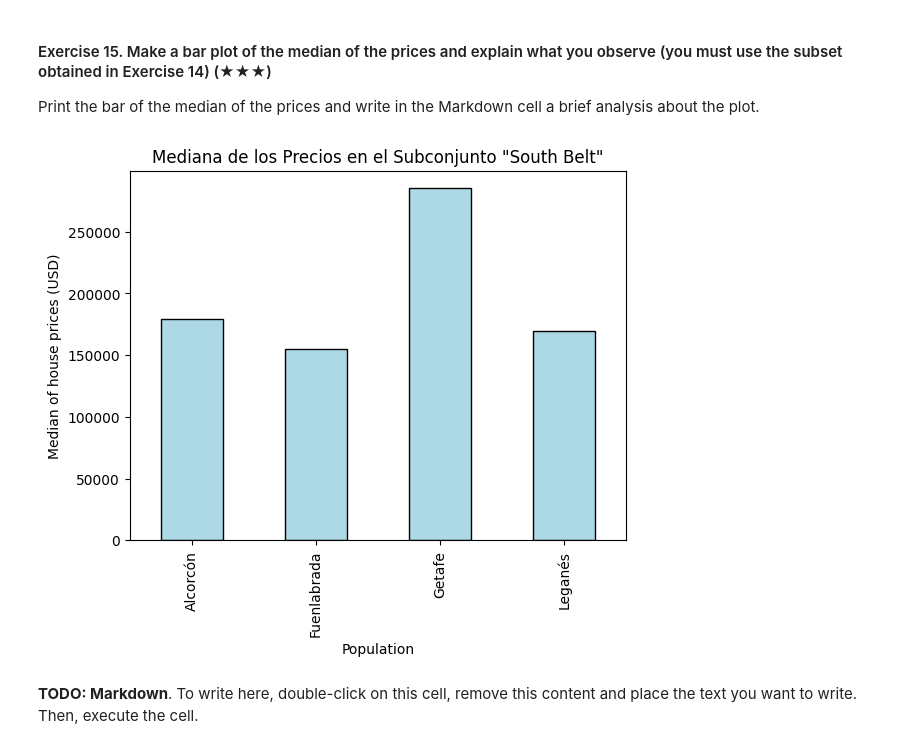
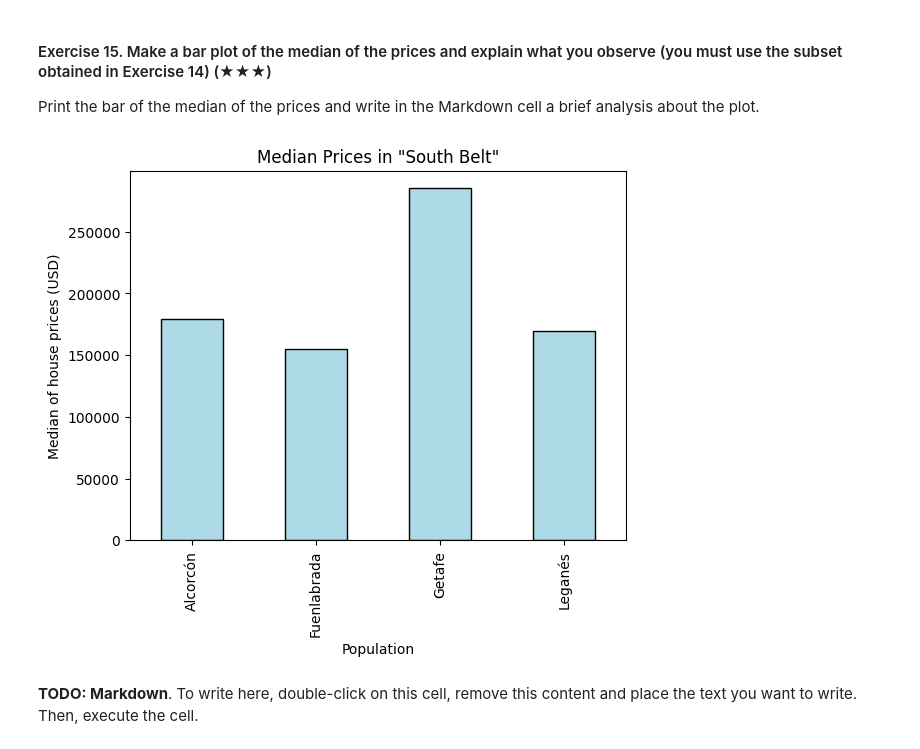
Before and after one commit to PeyraHub/Data-Cleanup_real-estate, a Jupyter notebook: project.ipynb, the cells around one changed output. Drawn from its saved outputs; the diff is of its cells as text; code cells hidden in the pictures.

```diff
--- a/project.ipynb
+++ b/project.ipynb
@@ -370,23 +370,23 @@ Print the bar of the median of the prices and write in the Markdown cell a brief
 # %%
 import pandas as pd
 import matplotlib.pyplot as plt
 
 ds = pd.read_csv('assets/real_estate.csv', sep=';')
 
 south_belt_populations = ["Fuenlabrada", "Leganés", "Getafe", "Alcorcón"]
 south_belt_subset = ds[ds['level5'].isin(south_belt_populations)]
 
 median_prices = south_belt_subset.groupby('level5')['price'].median()
 
 median_prices.plot(kind='bar', color='lightblue', edgecolor='black')
 
 plt.xlabel('Population')
 plt.ylabel('Median of house prices (USD)')
-plt.title('Mediana de los Precios en el Subconjunto "South Belt"')
+plt.title('Median Prices in "South Belt"')
 
 plt.show()
 # %% [output]
-[figure, old version]
+[figure, new version]
 # %% [markdown]
 **TODO: Markdown**. To write here, double-click on this cell, remove this content and place the text you want to write. Then, execute the cell.
 # %% [markdown]
```
Also changed, not shown: parts of 1 cell of this notebook.
